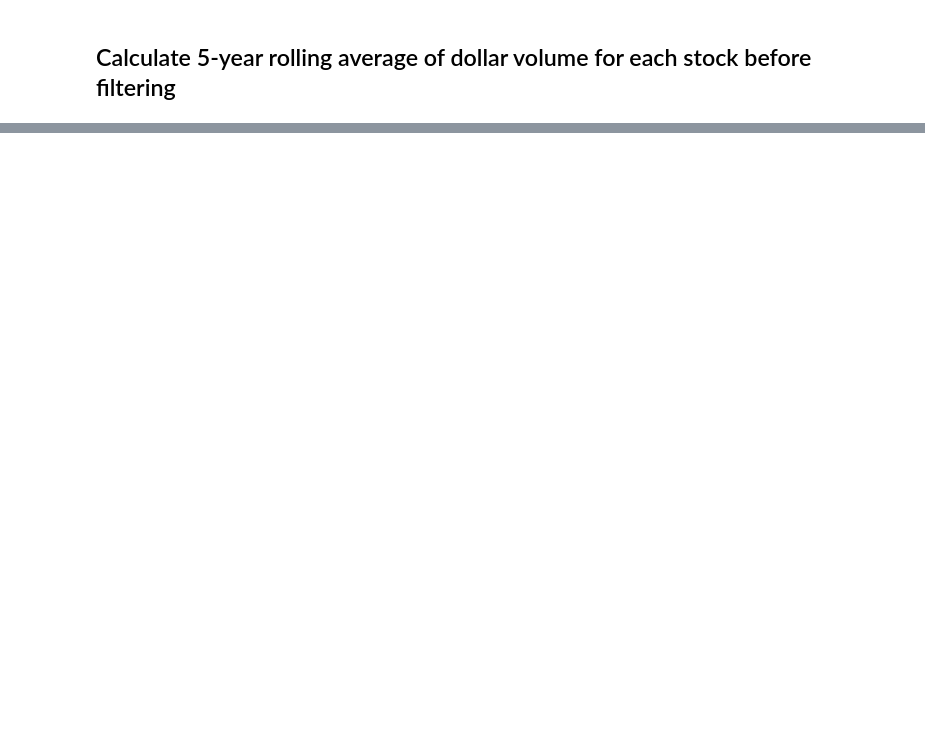
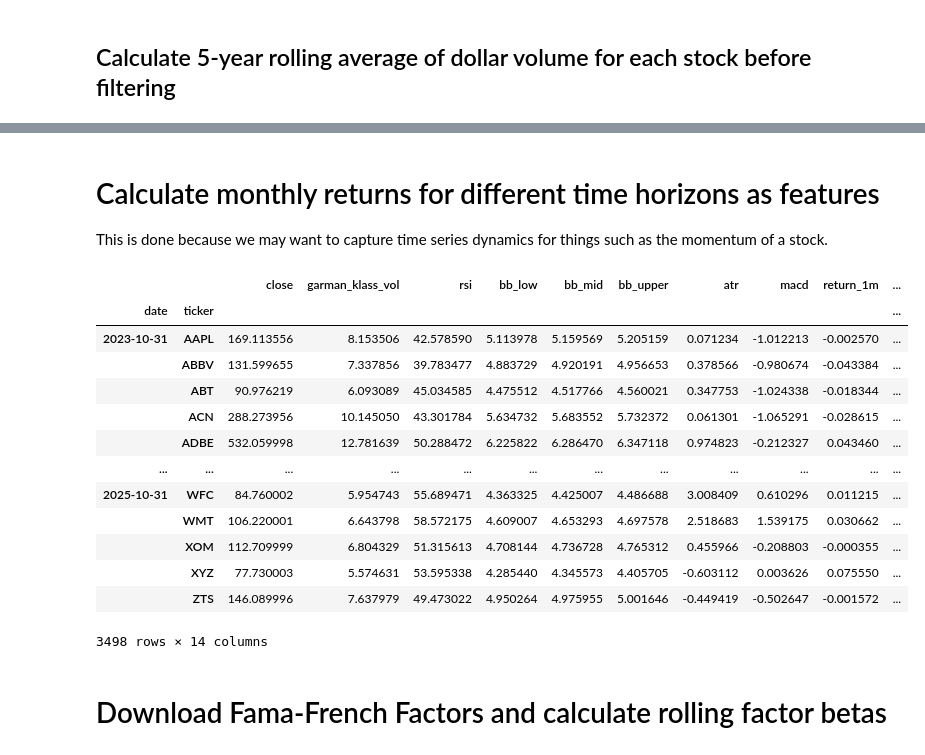
Before and after one commit to OjmJakon/algo-trading-repo, a Jupyter notebook: project_1.ipynb, the cells around one changed output, grey strips where cells are left out. Cells and saved outputs as stored; diff of their text form; code cells hidden in the pictures; blank space fills up the shorter version.

Commit message:
Calculate monthly returns

```diff
--- a/project_1.ipynb
+++ b/project_1.ipynb
@@ -277 +277,5 @@ data
 5513 rows × 8 columns
+# %% [markdown]
+# Calculate monthly returns for different time horizons as features
+
+This is done because we may want to capture time series dynamics for things such as the momentum of a stock.
@@ -277,0 +286,36 @@ data
+# %%
+def calculate_returns(df):
+    outlier_cutoff = 0.005
+
+    lags = [1, 2, 3, 6, 9, 12]
+
+    for lag in lags:
+        df[f'return_{lag}m'] = (df['close']
+            .pct_change(lag)
+            .pipe(lambda x: x.clip(lower=x.quantile(outlier_cutoff), upper=x.quantile(1-outlier_cutoff)))
+            .add(1)
+            .pow(1/lag)
+            .sub(1))
+
+    return df
+# %%
+data = data.groupby(level=1, group_keys=False).apply(calculate_returns).dropna()
+# %%
+data
+# %% [output]
+|  |  | close | garman_klass_vol | rsi | bb_low | bb_mid | bb_upper | atr | macd | return_1m | ... |
+| date | ticker |  |  |  |  |  |  |  |  |  | ... |
+| 2023-10-31 | AAPL | 169.113556 | 8.153506 | 42.578590 | 5.113978 | 5.159569 | 5.205159 | 0.071234 | -1.012213 | -0.002570 | ... |
+|  | ABBV | 131.599655 | 7.337856 | 39.783477 | 4.883729 | 4.920191 | 4.956653 | 0.378566 | -0.980674 | -0.043384 | ... |
+|  | ABT | 90.976219 | 6.093089 | 45.034585 | 4.475512 | 4.517766 | 4.560021 | 0.347753 | -1.024338 | -0.018344 | ... |
+|  | ACN | 288.273956 | 10.145050 | 43.301784 | 5.634732 | 5.683552 | 5.732372 | 0.061301 | -1.065291 | -0.028615 | ... |
+|  | ADBE | 532.059998 | 12.781639 | 50.288472 | 6.225822 | 6.286470 | 6.347118 | 0.974823 | -0.212327 | 0.043460 | ... |
+| ... | ... | ... | ... | ... | ... | ... | ... | ... | ... | ... | ... |
+| 2025-10-31 | WFC | 84.760002 | 5.954743 | 55.689471 | 4.363325 | 4.425007 | 4.486688 | 3.008409 | 0.610296 | 0.011215 | ... |
+|  | WMT | 106.220001 | 6.643798 | 58.572175 | 4.609007 | 4.653293 | 4.697578 | 2.518683 | 1.539175 | 0.030662 | ... |
+|  | XOM | 112.709999 | 6.804329 | 51.315613 | 4.708144 | 4.736728 | 4.765312 | 0.455966 | -0.208803 | -0.000355 | ... |
+|  | XYZ | 77.730003 | 5.574631 | 53.595338 | 4.285440 | 4.345573 | 4.405705 | -0.603112 | 0.003626 | 0.075550 | ... |
+|  | ZTS | 146.089996 | 7.637979 | 49.473022 | 4.950264 | 4.975955 | 5.001646 | -0.449419 | -0.502647 | -0.001572 | ... |
+3498 rows × 14 columns
+# %% [markdown]
+# Download Fama-French Factors and calculate rolling factor betas
```
Also changed, not shown: parts of 14 cells of this notebook.
